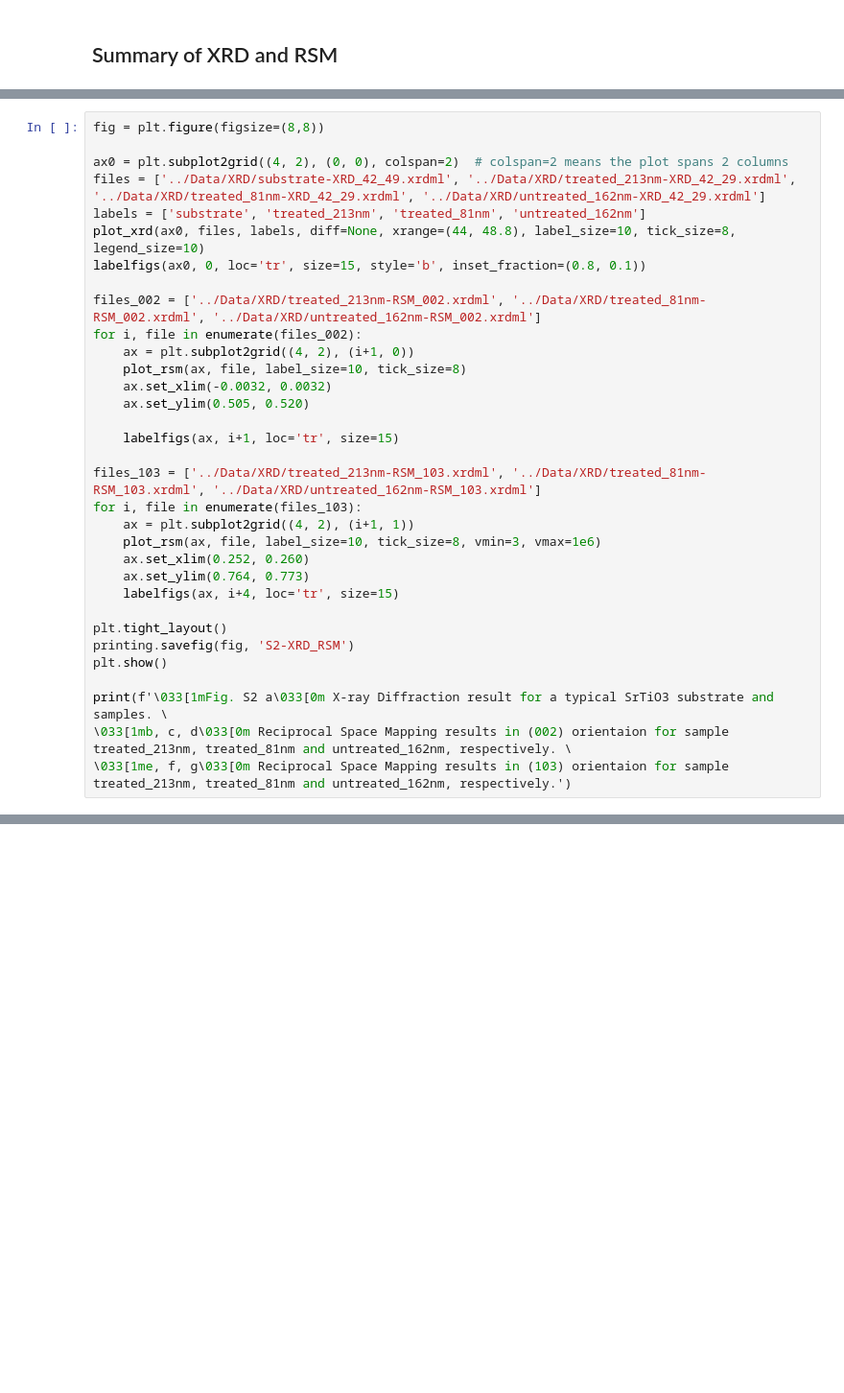
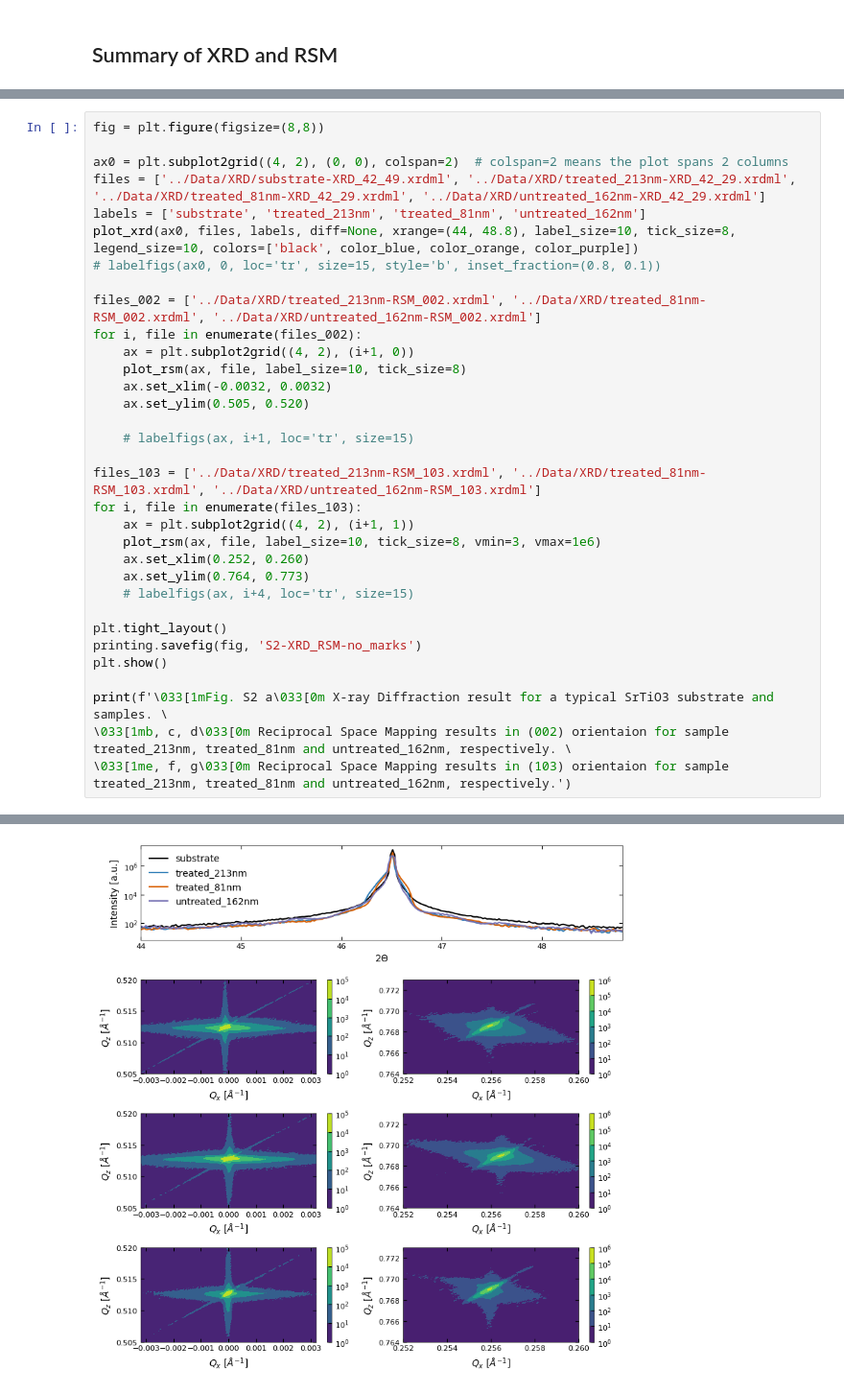
Before and after one commit to m3-learning/Predicting-Pulsed-Laser-Deposition-SrTiO3-Homoepitaxy-Growth-Dynamics-using-RHEED, a Jupyter notebook: notebooks/4_AFM_and_XRD.ipynb, the cells around one changed output, grey strips where cells are left out. Shown: that part at 96% size. Cells and saved outputs as stored; diff of their text form; blank space fills up the shorter version.

```diff
--- a/notebooks/4_AFM_and_XRD.ipynb
+++ b/notebooks/4_AFM_and_XRD.ipynb
@@ -75,8 +119,8 @@ fig = plt.figure(figsize=(8,8))
 ax0 = plt.subplot2grid((4, 2), (0, 0), colspan=2)  # colspan=2 means the plot spans 2 columns
 files = ['../Data/XRD/substrate-XRD_42_49.xrdml', '../Data/XRD/treated_213nm-XRD_42_29.xrdml', '../Data/XRD/treated_81nm-XRD_42_29.xrdml', '../Data/XRD/untreated_162nm-XRD_42_29.xrdml']
 labels = ['substrate', 'treated_213nm', 'treated_81nm', 'untreated_162nm']
-plot_xrd(ax0, files, labels, diff=None, xrange=(44, 48.8), label_size=10, tick_size=8, legend_size=10)
-labelfigs(ax0, 0, loc='tr', size=15, style='b', inset_fraction=(0.8, 0.1))
+plot_xrd(ax0, files, labels, diff=None, xrange=(44, 48.8), label_size=10, tick_size=8, legend_size=10, colors=['black', color_blue, color_orange, color_purple])
+# labelfigs(ax0, 0, loc='tr', size=15, style='b', inset_fraction=(0.8, 0.1))
 
 files_002 = ['../Data/XRD/treated_213nm-RSM_002.xrdml', '../Data/XRD/treated_81nm-RSM_002.xrdml', '../Data/XRD/untreated_162nm-RSM_002.xrdml']
 for i, file in enumerate(files_002):
@@ -85,7 +129,7 @@ for i, file in enumerate(files_002):
     ax.set_xlim(-0.0032, 0.0032)
     ax.set_ylim(0.505, 0.520)
 
-    labelfigs(ax, i+1, loc='tr', size=15)
+    # labelfigs(ax, i+1, loc='tr', size=15)
 
 files_103 = ['../Data/XRD/treated_213nm-RSM_103.xrdml', '../Data/XRD/treated_81nm-RSM_103.xrdml', '../Data/XRD/untreated_162nm-RSM_103.xrdml']
 for i, file in enumerate(files_103):
@@ -93,12 +137,13 @@ for i, file in enumerate(files_103):
     plot_rsm(ax, file, label_size=10, tick_size=8, vmin=3, vmax=1e6)
     ax.set_xlim(0.252, 0.260)
     ax.set_ylim(0.764, 0.773)
-    labelfigs(ax, i+4, loc='tr', size=15)
+    # labelfigs(ax, i+4, loc='tr', size=15)
 
 plt.tight_layout()
-printing.savefig(fig, 'S2-XRD_RSM')
+printing.savefig(fig, 'S2-XRD_RSM-no_marks')
 plt.show()
 
 print(f'\033[1mFig. S2 a\033[0m X-ray Diffraction result for a typical SrTiO3 substrate and samples. \
 \033[1mb, c, d\033[0m Reciprocal Space Mapping results in (002) orientaion for sample treated_213nm, treated_81nm and untreated_162nm, respectively. \
 \033[1me, f, g\033[0m Reciprocal Space Mapping results in (103) orientaion for sample treated_213nm, treated_81nm and untreated_162nm, respectively.')
+# %% [output]
@@ -104,0 +152 @@ print(f'\033[1mFig. S2 a\033[0m X-ray Diffraction result for a typical SrTiO3 su
+[figure, added]
```
Also changed, not shown: parts of 3 cells of this notebook, 3 other files.
